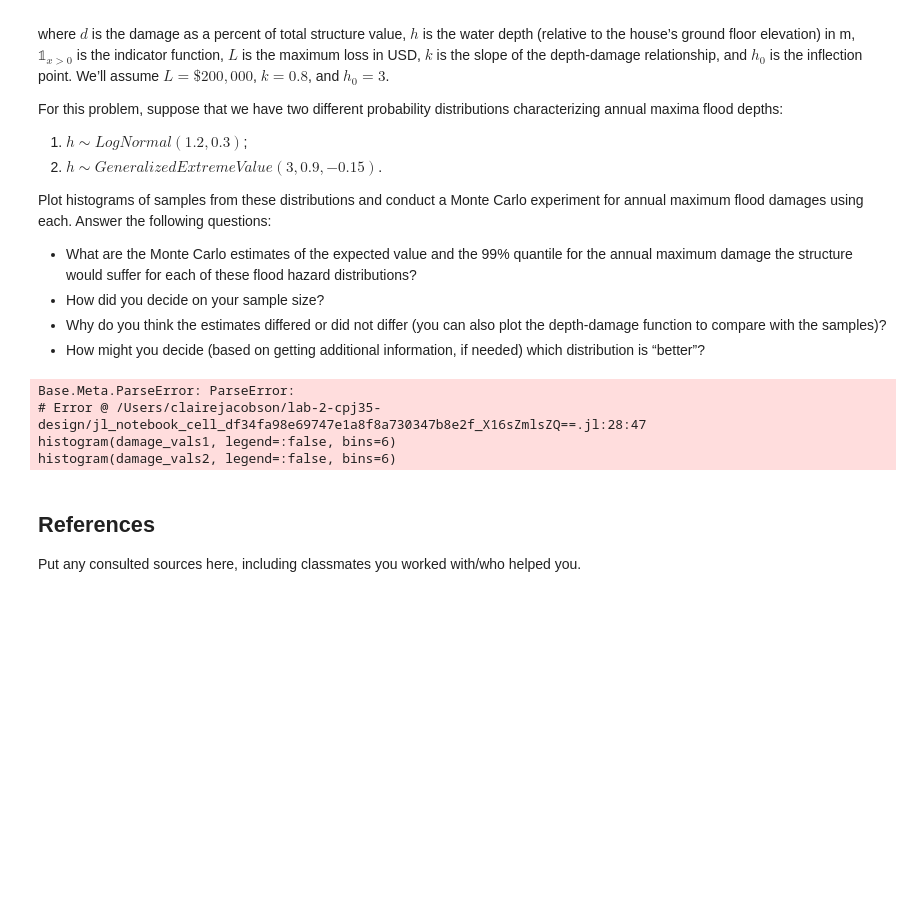
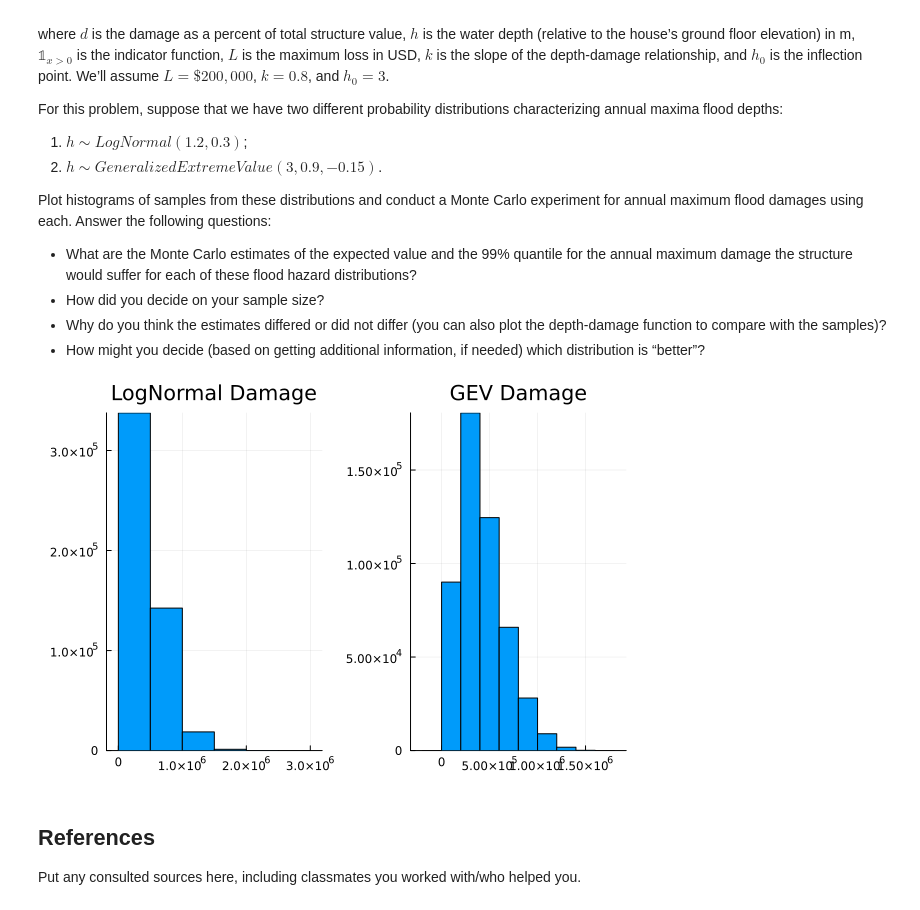
Before and after one commit to BEE4750-FA25/lab-2-cpj35-design, a Jupyter notebook: lab02.ipynb, the cells around one changed output. Saved outputs shown, nothing was run; the diff lists cells and outputs as text; code cells hidden in the pictures; blank space fills up the shorter version.

```diff
--- a/lab02.ipynb
+++ b/lab02.ipynb
@@ -167,39 +167,39 @@ following questions:
 -   How might you decide (based on getting additional information, if
     needed) which distribution is “better”?
 # %%
-L=200,000
+L=200_000
 k=0.8
-h_0=3
-sample_size=200
+h0=3
+sample_size=500_000
 
     function damage_log(n)
         damage_vals1 = zeros(n)
-        for i in n
-            h1=LogNormal(1.2,0.3)
-            damage_vals1[i] = h1*L/(1+(exp(-k*(h1-h0))))
+        for i in 1:n
+            h1=rand(LogNormal(1.2,0.3))
+            damage_vals1[i] = h1*L/(1+exp(-k*(h1-h0)))
         end
         return damage_vals1
     end
 
     function damage_xtreme(n)
         damage_vals2 = zeros(n)
-        for i in n
-            h2=GeneralizedExtremeValue(3,0.9,-0.15)
+        for i in 1:n
+            h2=rand(GeneralizedExtremeValue(3,0.9,-0.15))
             damage_vals2[i] = h2*L/(1+(exp(-k*(h2-h0))))
         end
         return damage_vals2
     end
 
-damage_log = function damage_log(sample_size)
-damage_xtreme = function damage_xtreme(sample_size)
+damage_vals1 = damage_log(sample_size)
+damage_vals2 = damage_xtreme(sample_size)
 
-histogram(damage_vals1, legend=:false, bins=6)
-histogram(damage_vals2, legend=:false, bins=6)
+plot(
+    histogram(damage_vals1, legend=false, bins=10, title="LogNormal Damage"),
+    histogram(damage_vals2, legend=false, bins=10, title="GEV Damage"),
+    layout=(1,2)
+)
 # %% [output]
-Base.Meta.ParseError: ParseError:
-# Error @ /Users/clairejacobson/lab-2-cpj35-design/jl_notebook_cell_df34fa98e69747e1a8f8a730347b8e2f_X16sZmlsZQ==.jl:28:47
-histogram(damage_vals1, legend=:false, bins=6)
-histogram(damage_vals2, legend=:false, bins=6)
+[figure, added]
 # %% [markdown]
 ## References
 
```
Also changed, not shown: parts of 1 cell of this notebook.
